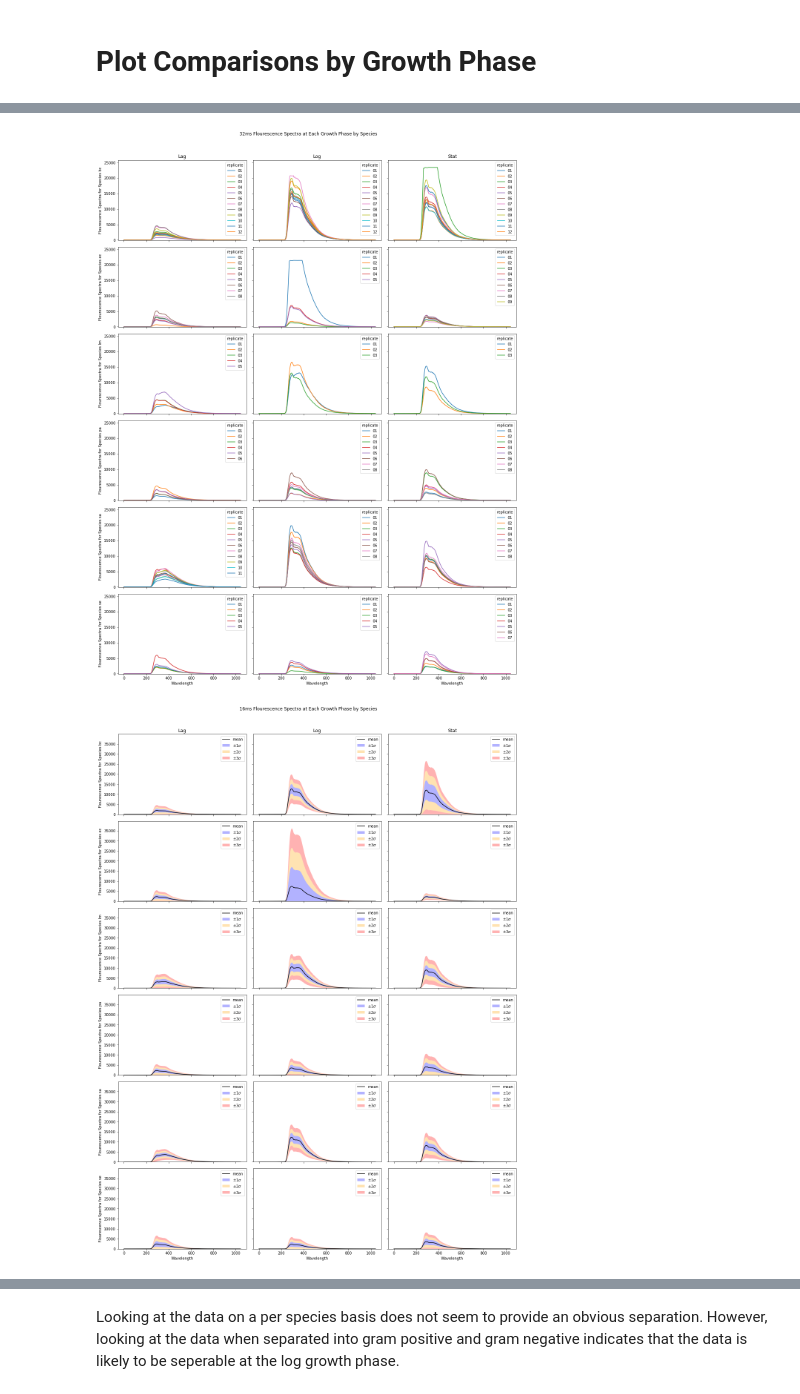
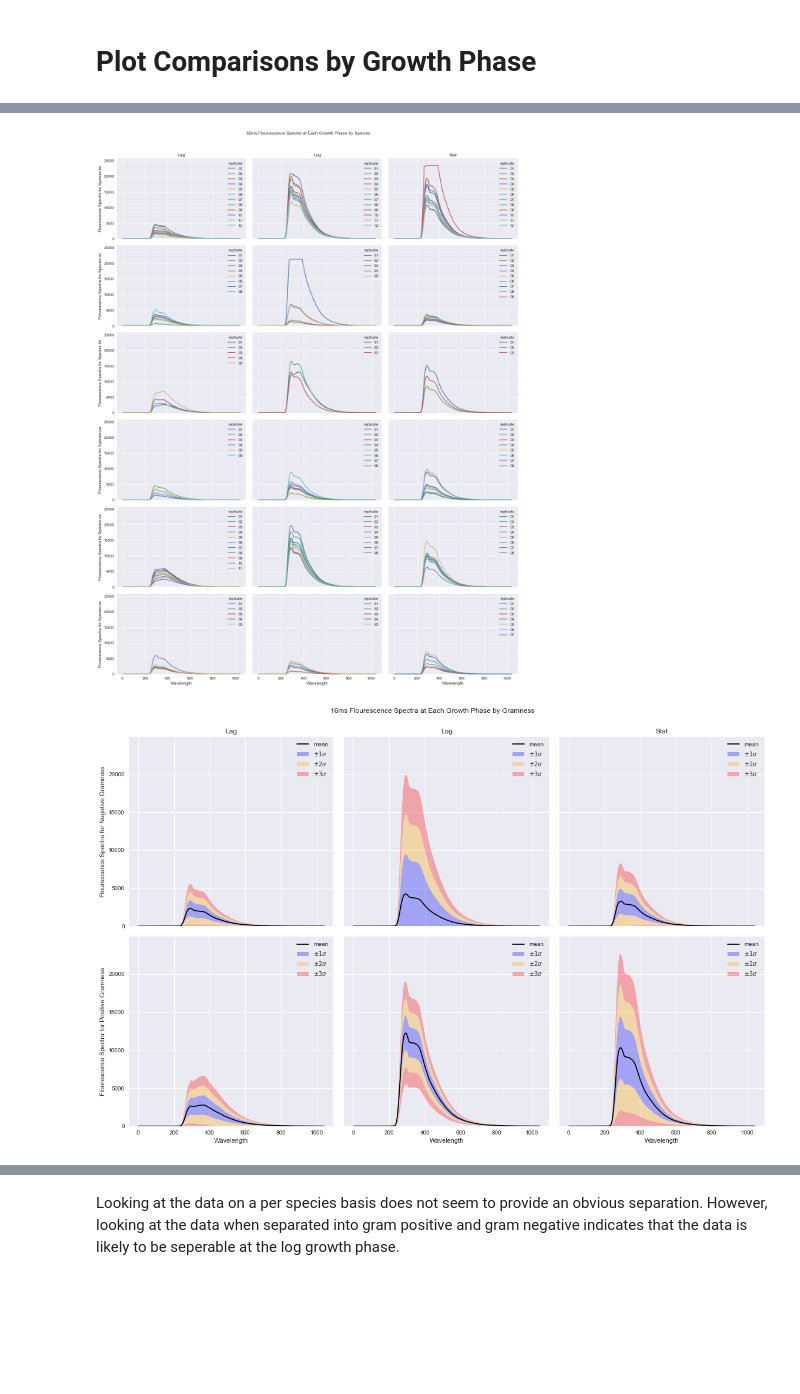
Before and after one commit to AnthonyDickson/bacteria-project, a Jupyter notebook: Data Analysis.ipynb, the cells around one changed output, grey strips where cells are left out. Saved outputs shown, nothing was run; the diff lists cells and outputs as text; code cells hidden in the pictures; blank space fills up the shorter version.

```diff
--- a/Data Analysis.ipynb
+++ b/Data Analysis.ipynb
@@ -20,6 +20,8 @@ import numpy as np
 import pandas as pd
 
 %matplotlib inline
+
+plt.style.use('seaborn')
 # %%
 os.getcwd()
 # %% [output]
@@ -481,12 +394,6 @@ with PdfPages('comparisons_plots.pdf') as pdf:
     plot_growth_phases(df_32ms, '32ms')
     pdf.savefig()
 
-    plot_growth_phases_stats(df_16ms, '16ms')
-    pdf.savefig()
-
-    plot_growth_phases_stats(df_32ms, '32ms')
-    pdf.savefig()
-
     plot_gramness_stats(df_16ms, '16ms')
     pdf.savefig()
 
@@ -497,2 +404,2 @@ with PdfPages('comparisons_plots.pdf') as pdf:
-[figure, old version]
+[figure, new version]
-[figure, old version]
+[figure, new version]
```
Also changed, not shown: parts of 16 cells of this notebook, 1 other file.
